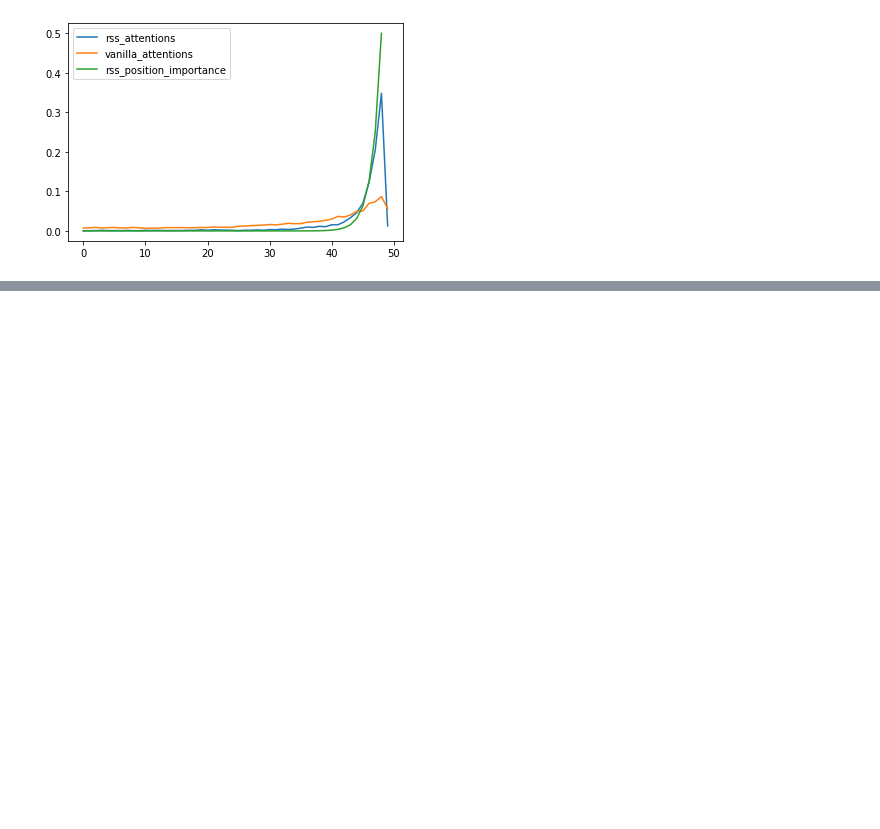
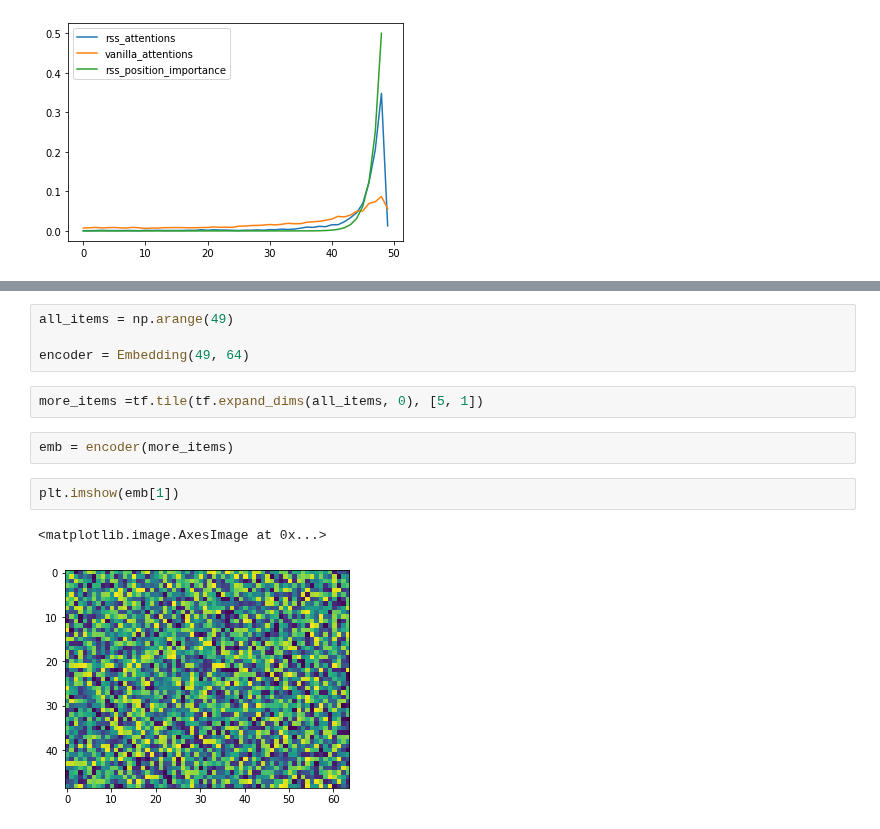
Before and after one commit to asash/gptrec_rl, a Jupyter notebook: evaluation/Sasrec-Rss-Attention-Analysis.ipynb, the cells around one changed output, grey strips where cells are left out. Saved outputs shown, nothing was run; the diff lists cells and outputs as text; blank space fills up the shorter version.

```diff
--- a/evaluation/Sasrec-Rss-Attention-Analysis.ipynb
+++ b/evaluation/Sasrec-Rss-Attention-Analysis.ipynb
@@ -200,0 +171,13 @@ AttributeError: 'SinePositionEncoding' object has no attribute 'seq_length'
+# %%
+all_items = np.arange(49)
+
+encoder = Embedding(49, 64)
+# %%
+more_items =tf.tile(tf.expand_dims(all_items, 0), [5, 1])
+# %%
+emb = encoder(more_items)
+# %%
+plt.imshow(emb[1])
+# %% [output]
+<matplotlib.image.AxesImage at 0x...>
+[figure, added]
```
Also changed, not shown: parts of 17 cells of this notebook, 4 other files.
